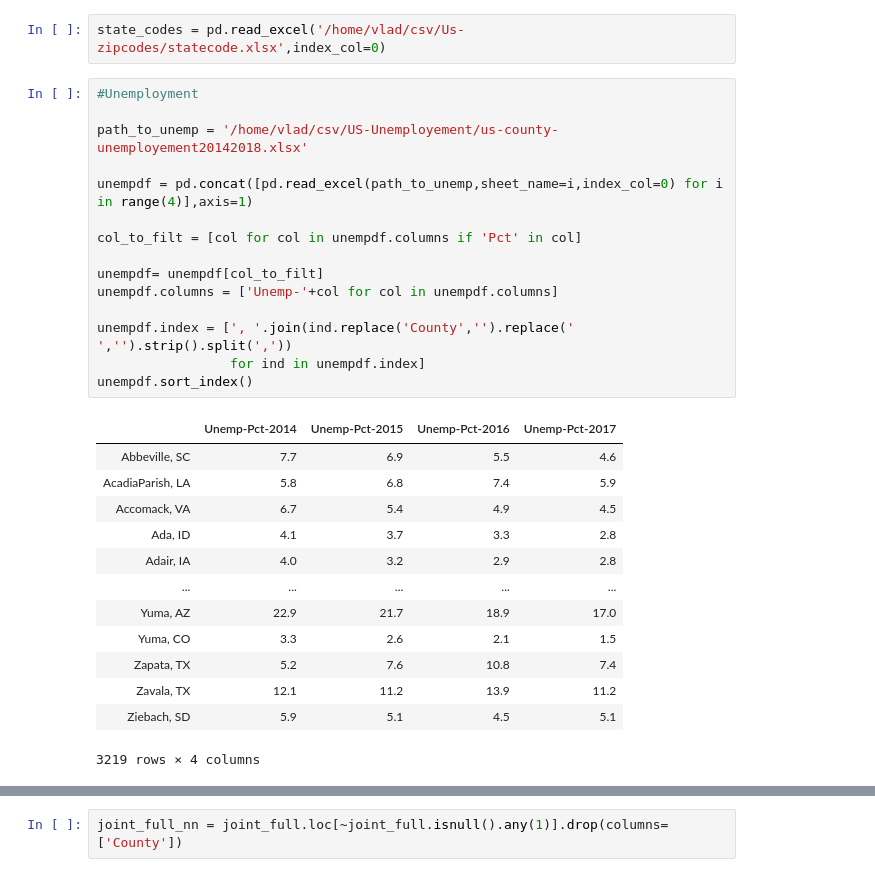
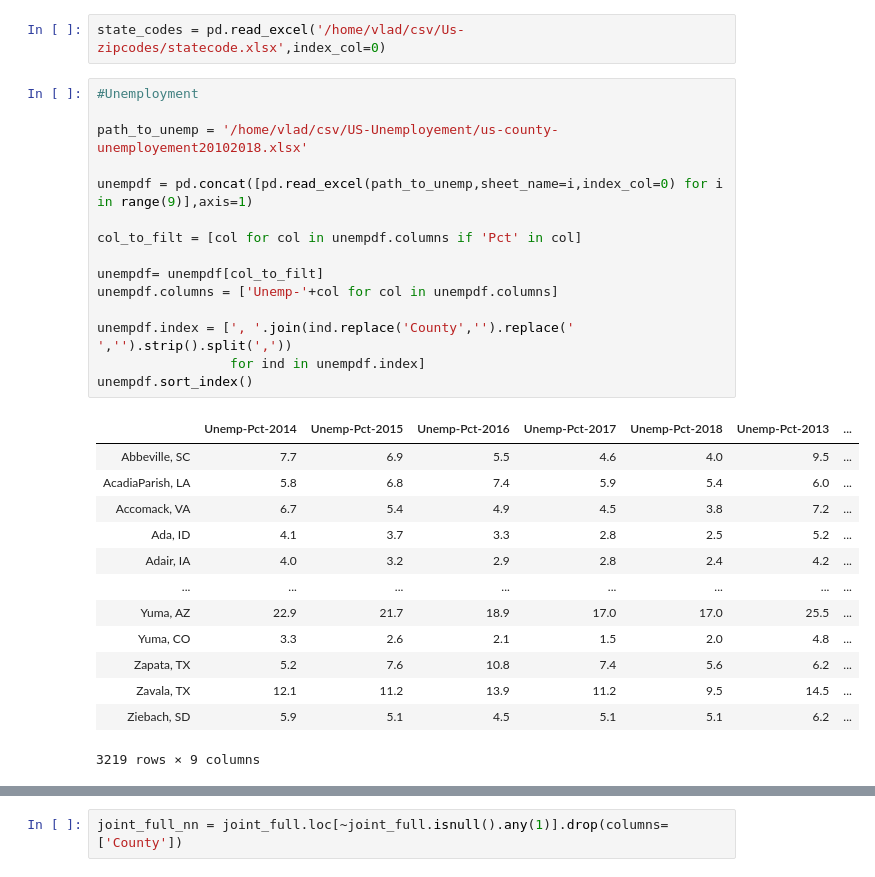
Before and after one commit to erv4gen/Research-Salvage-Autos, a Jupyter notebook: Structure-Demographics-County.ipynb, the cells around one changed output, grey strips where cells are left out. Cells and saved outputs as stored; diff of their text form.

```diff
--- a/Structure-Demographics-County.ipynb
+++ b/Structure-Demographics-County.ipynb
@@ -13,29 +13,29 @@ state_codes = pd.read_excel('/home/vlad/csv/Us-zipcodes/statecode.xlsx',index_co
 # %%
 #Unemployment
 
-path_to_unemp = '/home/vlad/csv/US-Unemployement/us-county-unemployement20142018.xlsx'
+path_to_unemp = '/home/vlad/csv/US-Unemployement/us-county-unemployement20102018.xlsx'
 
-unempdf = pd.concat([pd.read_excel(path_to_unemp,sheet_name=i,index_col=0) for i in range(4)],axis=1)
+unempdf = pd.concat([pd.read_excel(path_to_unemp,sheet_name=i,index_col=0) for i in range(9)],axis=1)
 
 col_to_filt = [col for col in unempdf.columns if 'Pct' in col]
 
 unempdf= unempdf[col_to_filt]
 unempdf.columns = ['Unemp-'+col for col in unempdf.columns]
 
 unempdf.index = [', '.join(ind.replace('County','').replace(' ','').strip().split(','))
                  for ind in unempdf.index]
 unempdf.sort_index()
 # %% [output]
-|  | Unemp-Pct-2014 | Unemp-Pct-2015 | Unemp-Pct-2016 | Unemp-Pct-2017 |
-| Abbeville, SC | 7.7 | 6.9 | 5.5 | 4.6 |
-| AcadiaParish, LA | 5.8 | 6.8 | 7.4 | 5.9 |
-| Accomack, VA | 6.7 | 5.4 | 4.9 | 4.5 |
-| Ada, ID | 4.1 | 3.7 | 3.3 | 2.8 |
-| Adair, IA | 4.0 | 3.2 | 2.9 | 2.8 |
-| ... | ... | ... | ... | ... |
-| Yuma, AZ | 22.9 | 21.7 | 18.9 | 17.0 |
-| Yuma, CO | 3.3 | 2.6 | 2.1 | 1.5 |
-| Zapata, TX | 5.2 | 7.6 | 10.8 | 7.4 |
-| Zavala, TX | 12.1 | 11.2 | 13.9 | 11.2 |
-| Ziebach, SD | 5.9 | 5.1 | 4.5 | 5.1 |
+|  | Unemp-Pct-2014 | Unemp-Pct-2015 | Unemp-Pct-2016 | Unemp-Pct-2017 | Unemp-Pct-2018 | Unemp-Pct-2013 | ... |
+| Abbeville, SC | 7.7 | 6.9 | 5.5 | 4.6 | 4.0 | 9.5 | ... |
+| AcadiaParish, LA | 5.8 | 6.8 | 7.4 | 5.9 | 5.4 | 6.0 | ... |
+| Accomack, VA | 6.7 | 5.4 | 4.9 | 4.5 | 3.8 | 7.2 | ... |
+| Ada, ID | 4.1 | 3.7 | 3.3 | 2.8 | 2.5 | 5.2 | ... |
+| Adair, IA | 4.0 | 3.2 | 2.9 | 2.8 | 2.4 | 4.2 | ... |
+| ... | ... | ... | ... | ... | ... | ... | ... |
+| Yuma, AZ | 22.9 | 21.7 | 18.9 | 17.0 | 17.0 | 25.5 | ... |
+| Yuma, CO | 3.3 | 2.6 | 2.1 | 1.5 | 2.0 | 4.8 | ... |
+| Zapata, TX | 5.2 | 7.6 | 10.8 | 7.4 | 5.6 | 6.2 | ... |
+| Zavala, TX | 12.1 | 11.2 | 13.9 | 11.2 | 9.5 | 14.5 | ... |
+| Ziebach, SD | 5.9 | 5.1 | 4.5 | 5.1 | 5.1 | 6.2 | ... |
-3219 rows × 4 columns
+3219 rows × 9 columns
```
Also changed, not shown: parts of 9 cells of this notebook, 1 other file.
